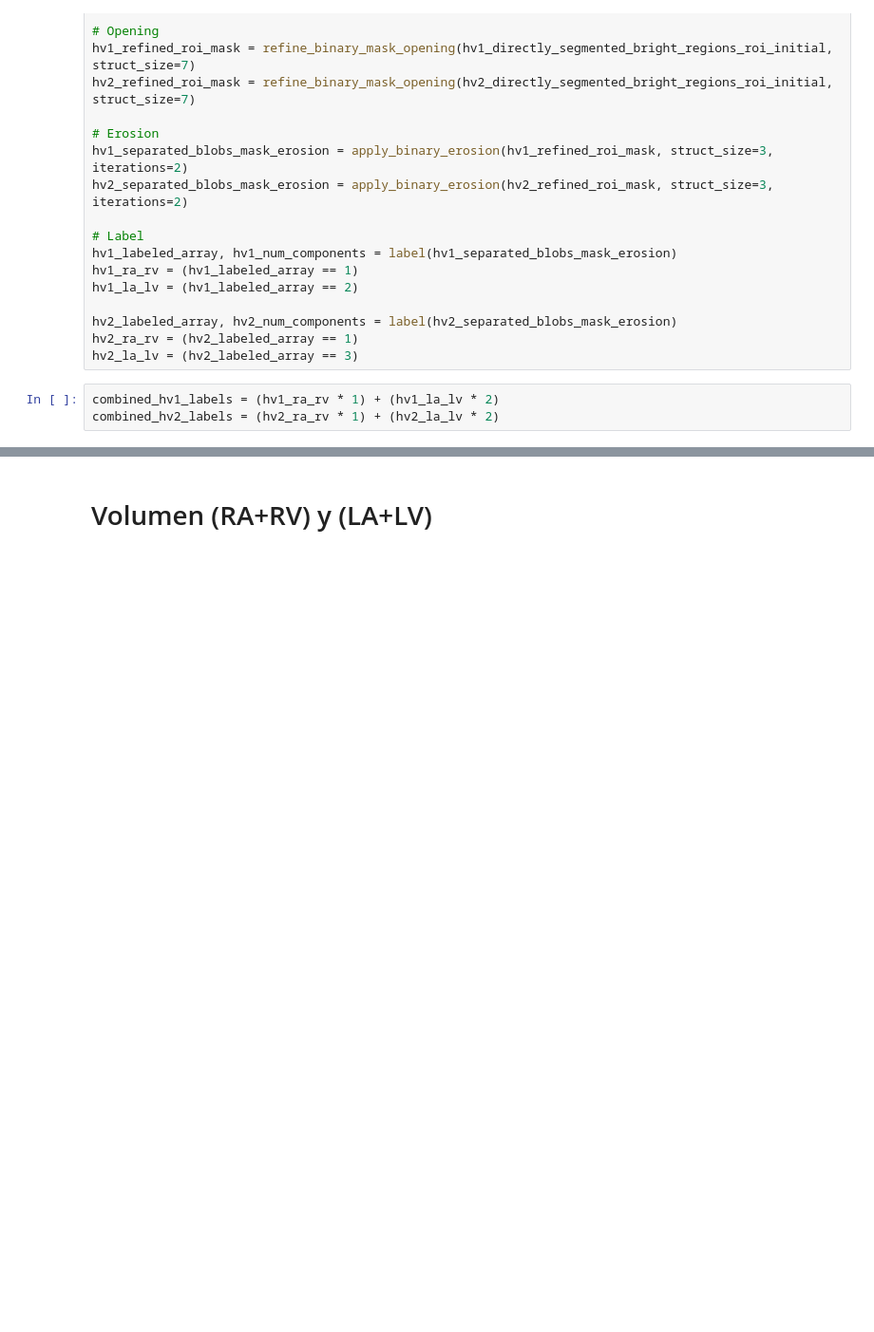
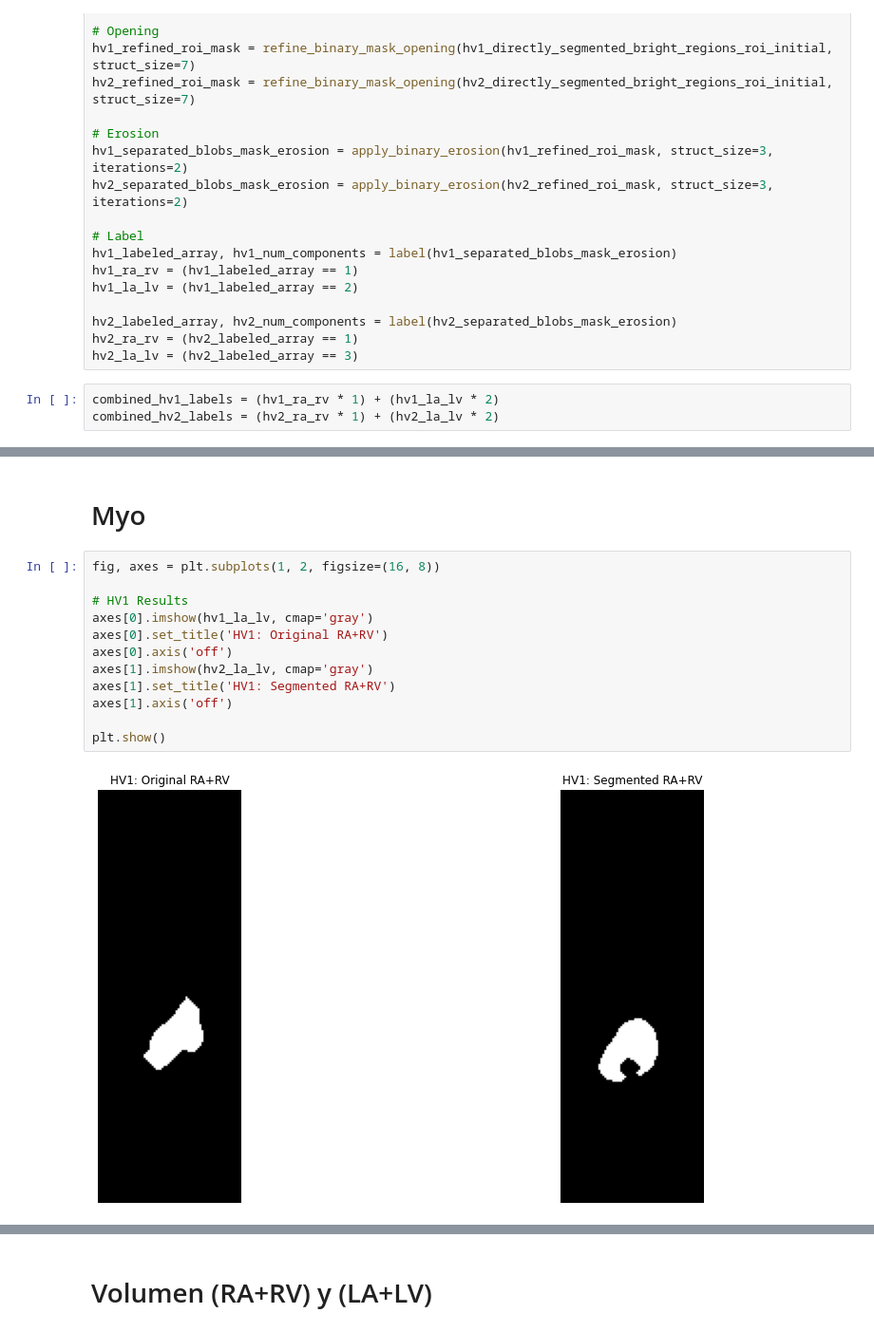
Before and after one commit to bcerdam/fund_pf, a Jupyter notebook: rv_ra_lv_la_bright.ipynb, the cells around one changed output, grey strips where cells are left out. Shown: that part at 95% size. Drawn from its saved outputs; the diff is of its cells as text; blank space fills up the shorter version.

```diff
--- a/rv_ra_lv_la_bright.ipynb
+++ b/rv_ra_lv_la_bright.ipynb
@@ -251,0 +259,16 @@ plt.show()
+# %% [markdown]
+# Myo
+# %%
+fig, axes = plt.subplots(1, 2, figsize=(16, 8))
+
+# HV1 Results
+axes[0].imshow(hv1_la_lv, cmap='gray')
+axes[0].set_title('HV1: Original RA+RV')
+axes[0].axis('off')
+axes[1].imshow(hv2_la_lv, cmap='gray')
+axes[1].set_title('HV1: Segmented RA+RV')
+axes[1].axis('off')
+
+plt.show()
+# %% [output]
+[figure, added]
```
Also changed, not shown: parts of 11 cells of this notebook, 1 other file.
